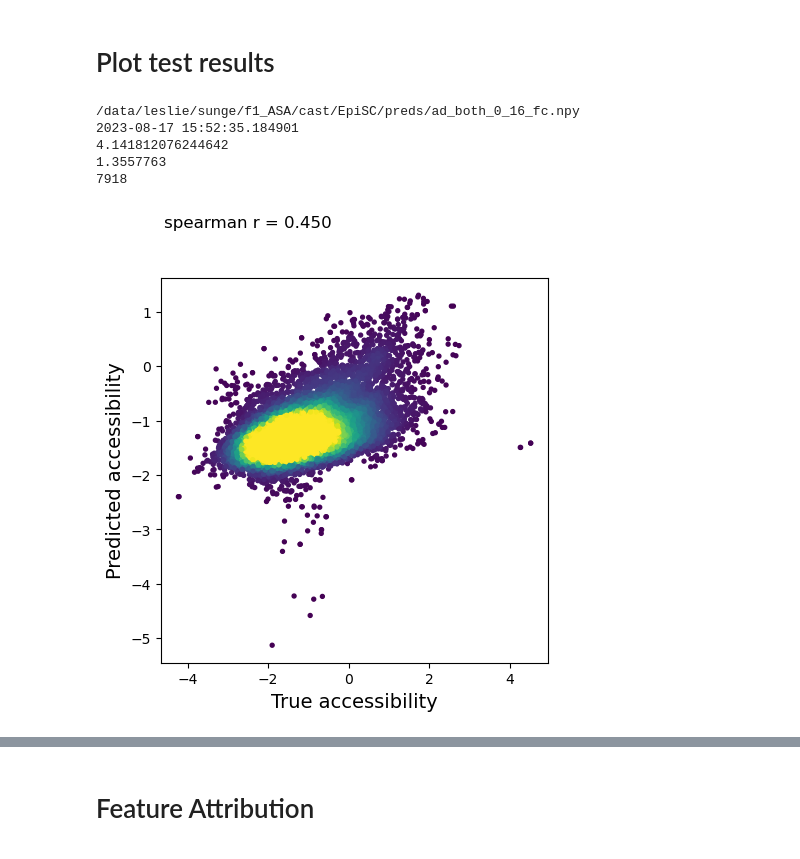
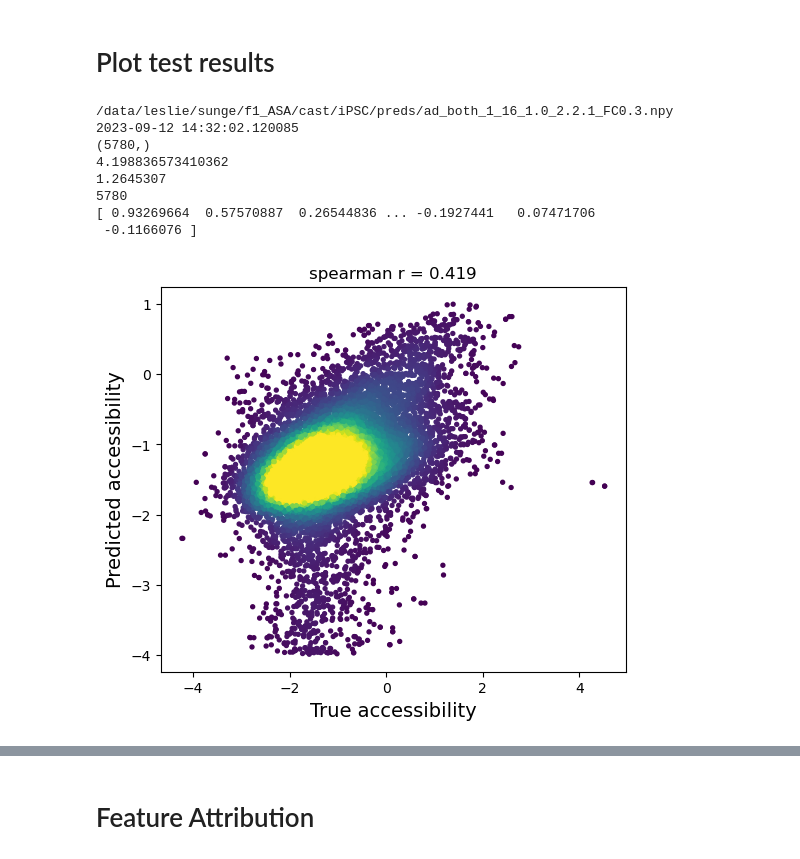
Before and after one commit to adityasinha379/mouseASA, a Jupyter notebook: scripts/analysis_pairScan.ipynb, the cells around one changed output, grey strips where cells are left out. Saved outputs shown, nothing was run; the diff lists cells and outputs as text; code cells hidden in the pictures.

```diff
--- a/scripts/analysis_pairScan.ipynb
+++ b/scripts/analysis_pairScan.ipynb
@@ -3,15 +3,16 @@
 %load_ext autoreload
 %autoreload 2
 import numpy as np
-import pysam
+import matplotlib.pyplot as plt
 from tqdm.notebook import tqdm
 import pandas as pd
 import os
 import datetime
+import re
 
 basedir = '/data/leslie/sunge/'
-aligndir = basedir+'f1_hybrid/EpiSC_ATAC_bam/'
-ctype = 'EpiSC'
+aligndir = basedir+'f1_hybrid/iPSC_ATAC_bam/'
+ctype = 'iPSC'
 strain = 'cast'
 
 datadir = f'{basedir}f1_ASA/{strain}/{ctype}/'
@@ -21,3 +22,5 @@ chrom_test = [10,15]
 chroms = [chrom_train, chrom_val, chrom_test]
 name = ['train', 'val', 'test']
 seqlen = 300
+
+save = False
@@ -24,59 +83,61 @@ seqlen = 300
 # %% [markdown]
 # Plot test results
 # %%
-from run import load_data
-modelname = 'ad'
-dataset = 'both'
-use_prior = '0'
-batchsize = '16'
-gc = ''
-ident = ''
+from run_nofc import load_data
 
-predspath = f'{datadir}preds/{modelname}_{dataset}_{use_prior}_{batchsize}{gc}{ident}_fc.npy'
-# predspath = f'{datadir}preds/test_both_ad.npy'
+predspath = f'{datadir}preds/{modelname}_{dataset}_{use_prior}_{batchsize}{gc}{ident}_{str(weight)}_{model_disc}{fc_head}.npy'
 
 print(predspath)
 print(datetime.datetime.fromtimestamp(os.path.getmtime(predspath)))
-y_pred = np.load(predspath)  # (7274,)
-_,_,_,_,_,y_test = load_data(ctype,dataset,gc+ident,get_rc=False,frac=0.)
+y_pred = np.load(predspath)
+_,_,_,_,_,y_test = load_data(ctype,dataset,gc+ident,strain,get_rc=False,frac=0.)
 
-y_test = y_test.T.reshape(-1)   # (7274,)
+y_test = y_test.T.reshape(-1)
 
-true_fc = y_test[len(y_test)//2:] - y_test[:len(y_test)//2]   # (3637,)
+true_fc = y_test[len(y_test)//2:] - y_test[:len(y_test)//2]
 pred_fc = y_pred[len(y_pred)//2:] - y_pred[:len(y_pred)//2]
 
+print(true_fc.shape)
 print(np.max(np.abs(true_fc)))
 print(np.max(np.abs(pred_fc)))
 
 fc_len = len(true_fc)
 idx_sig = [i for i in range(fc_len)] #all inds
 print(fc_len)
+
+print(y_pred)
 # %% [output]
-/data/leslie/sunge/f1_ASA/cast/EpiSC/preds/ad_both_0_16_fc.npy
-2023-08-17 15:52:35.184901
-4.141812076244642
-1.3557763
-7918
+/data/leslie/sunge/f1_ASA/cast/iPSC/preds/ad_both_1_16_1.0_2.2.1_FC0.3.npy
+2023-09-12 14:32:02.120085
+(5780,)
+4.198836573410362
+1.2645307
+5780
+[ 0.93269664  0.57570887  0.26544836 ... -0.1927441   0.07471706
+ -0.1166076 ]
 # %%
 # Overall Spearman plot:
 import matplotlib.pyplot as plt
 from scipy.stats import gaussian_kde, spearmanr
 
 x, y = y_test, y_pred
 cor = spearmanr(x,y).correlation
 
 xy = np.vstack([x,y])
 z = gaussian_kde(xy)(xy)
 
-plt.figure(figsize=(5,5))
+plt.figure(figsize=(6,5))
 plt.scatter(x, y, c=z, s=8, vmax = 0.2)
 plt.ylabel('Predicted accessibility', fontsize = 14)
 plt.xlabel('True accessibility', fontsize = 14)
-plt.text(-2.5, 2.5, 'spearman r = {:.3f}'.format(cor),
-         ha='center', va='bottom',fontsize=12)
+plt.title('spearman r = {:.3f}'.format(cor))
+
+if save:
+    plt.savefig(f'{figdir}/{strain}_acc_spearman.png')
+
 plt.show()
 # %% [output]
-[figure, old version]
+[figure, new version]
 # %%
 # MA plot
 from mpl_toolkits.axes_grid1 import make_axes_locatable
```
Also changed, not shown: parts of 21 cells of this notebook, 13 other files.
